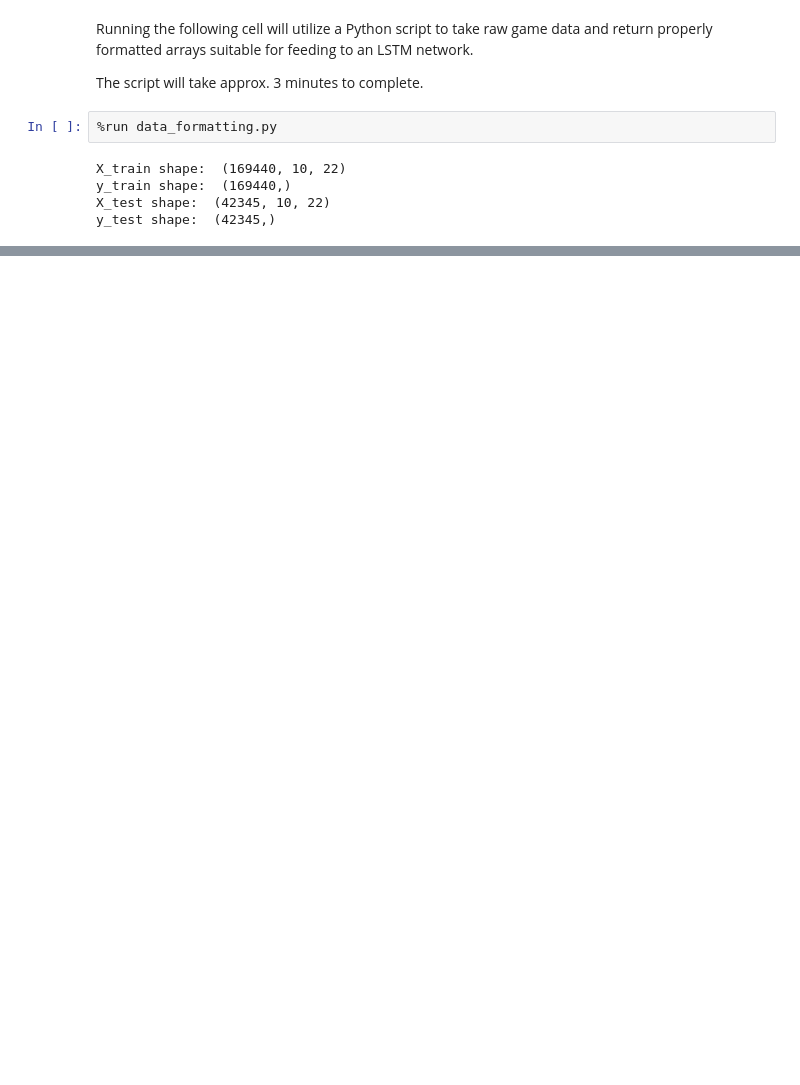
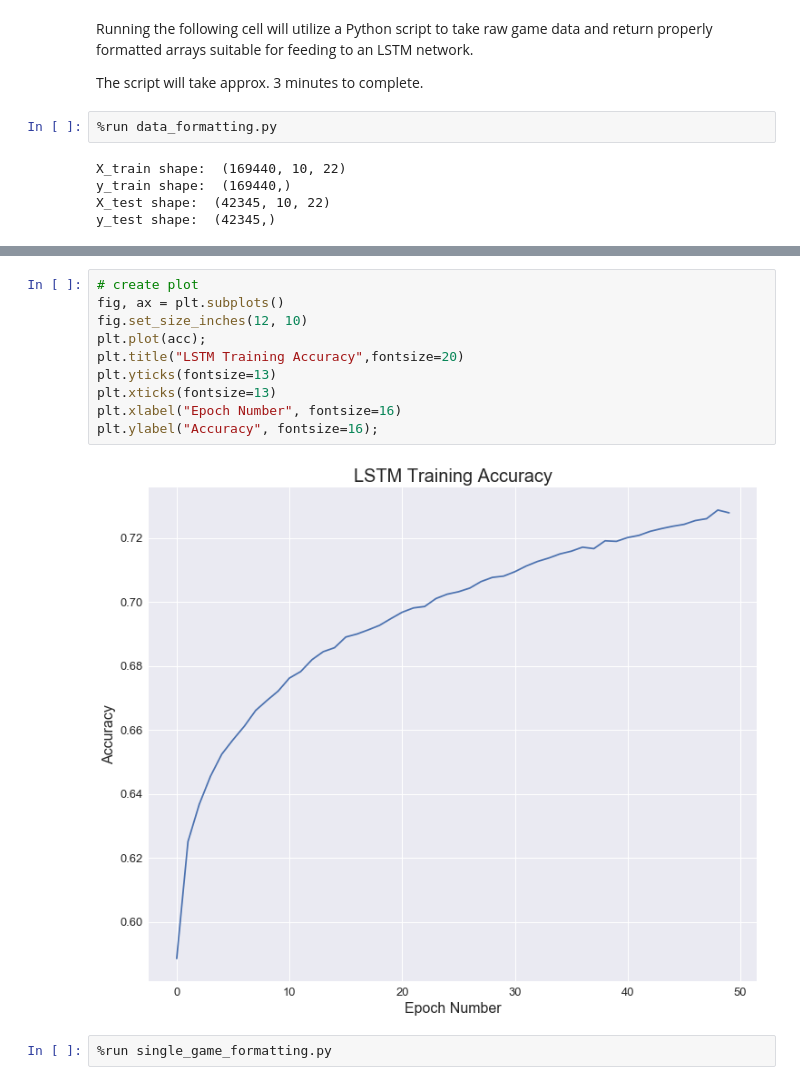
Before and after one commit to MPhillips55/Capstone_Project_2_League_of_Legends, a Jupyter notebook: Machine_Learning/LSTM_NN_to_predict_lol.ipynb, the cells around one changed output, grey strips where cells are left out. Drawn from its saved outputs; the diff is of its cells as text; blank space fills up the shorter version.

```diff
--- a/Machine_Learning/LSTM_NN_to_predict_lol.ipynb
+++ b/Machine_Learning/LSTM_NN_to_predict_lol.ipynb
@@ -81,0 +70,14 @@ plt.plot(acc)
+# %%
+# create plot
+fig, ax = plt.subplots()
+fig.set_size_inches(12, 10)
+plt.plot(acc);
+plt.title("LSTM Training Accuracy",fontsize=20)
+plt.yticks(fontsize=13)
+plt.xticks(fontsize=13)
+plt.xlabel("Epoch Number", fontsize=16)
+plt.ylabel("Accuracy", fontsize=16);
+# %% [output]
+[figure, added]
+# %%
+%run single_game_formatting.py
```
Also changed, not shown: parts of 12 cells of this notebook.
